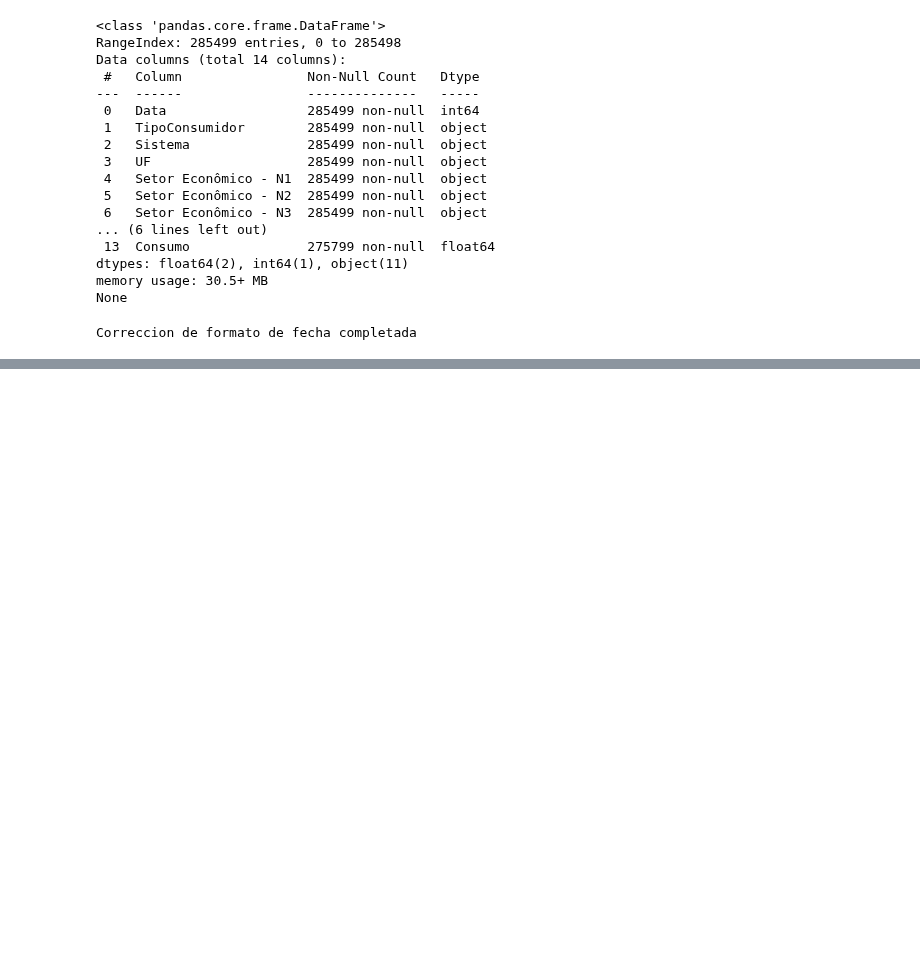
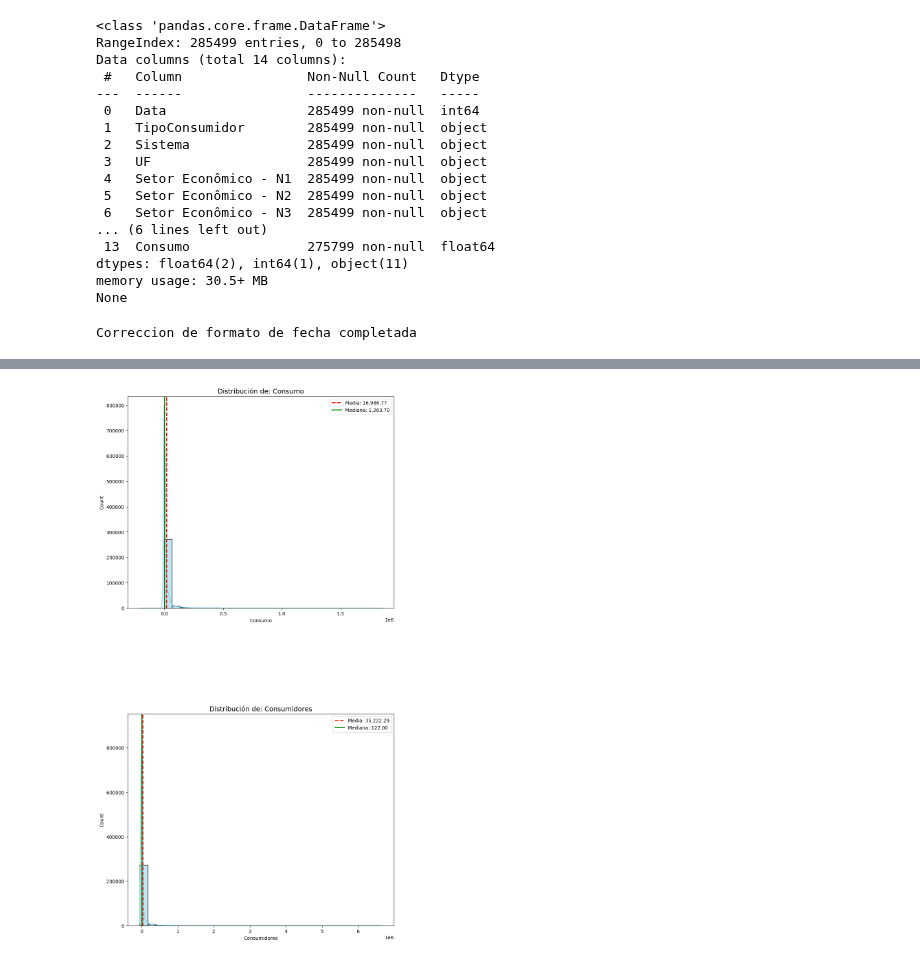
Before and after one commit to wilhayla/THE_HATCH_CHALLENGE_01_ANALISIS_ENERGIA_ELECTRICA_BRASIL, a Jupyter notebook: analisis_energia_electrica_brasisl.ipynb, the cells around one changed output, grey strips where cells are left out. Drawn from its saved outputs; the diff is of its cells as text; code cells hidden in the pictures; blank space fills up the shorter version.

Commit message:
Creacion de metodos para limpieza de datos, correccion_formato_fecha, verificar_errores_tipograficos, verificar_nulos, rellenar_nulos_cero, verificar_outliers, clean_outliers

```diff
--- a/analisis_energia_electrica_brasisl.ipynb
+++ b/analisis_energia_electrica_brasisl.ipynb
@@ -167,0 +302,4 @@ Passing `palette` without assigning `hue` is deprecated and will be removed in v
+# %%
+clean_01.verificar_outlier()
+# %% [output]
+[figure, added]
```
Also changed, not shown: parts of 9 cells of this notebook.
